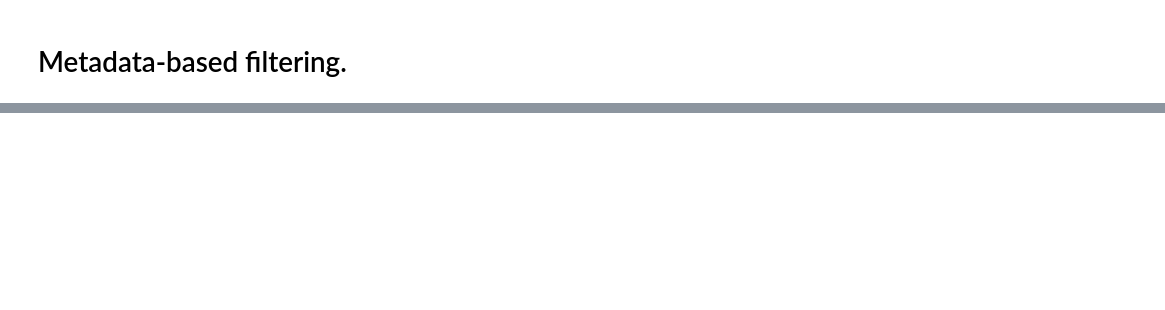
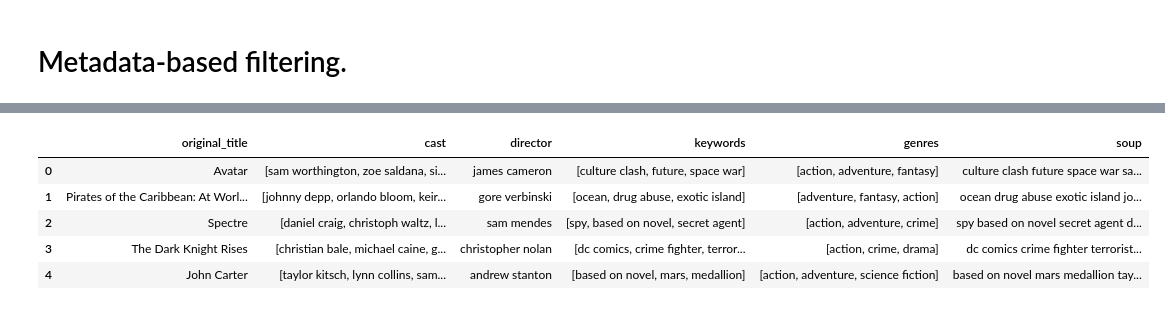
Before and after one commit to achintar0/ML-Movie-Recommender, a Jupyter notebook: Content-Based-Filtering.ipynb, the cells around one changed output, grey strips where cells are left out. Drawn from its saved outputs; the diff is of its cells as text; code cells hidden in the pictures; blank space fills up the shorter version.

Commit message:
add metadata filtering.

```diff
--- a/Content-Based-Filtering.ipynb
+++ b/Content-Based-Filtering.ipynb
@@ -157,0 +174,50 @@ movies_dataset.head(20)
+# %%
+def get_3_elements(x):
+    if isinstance(x, list):
+        names = [i['name'] for i in x]
+
+        if len(names) > 3:
+            names = names[:3]
+        return names
+    return []
+
+def get_director(x):
+    for i in x:
+        if i['job'] == 'Director':
+            return i['name']
+    return np.nan
+
+def data_clean(x):
+    if isinstance(x, list):
+        return [str.lower(i.replace(" ", " ")) for i in x]
+    else:
+        if isinstance(x, str):
+            return str.lower(x.replace(" ", " "))
+        else:
+            return ''
+
+def create_soup(x):
+    return ' '.join(x['keywords']) + ' ' + ' '.join(x['cast']) + ' ' + x['director'] + ' ' + ' '.join(x['genres'])
+# %%
+movies_dataset['director'] = movies_dataset['crew'].apply(get_director)
+
+metadata_features = ['cast', 'keywords', 'genres']
+for feature in metadata_features:
+    movies_dataset[feature] = movies_dataset[feature].apply(get_3_elements)
+
+
+metadata_features = ['cast', 'keywords', 'director', 'genres']
+for feature in metadata_features:
+    movies_dataset[feature] = movies_dataset[feature].apply(data_clean)
+
+
+movies_dataset['soup'] = movies_dataset.apply(create_soup, axis=1)
+
+movies_dataset[['original_title', 'cast', 'director', 'keywords', 'genres', 'soup']].head(5)
+# %% [output]
+|  | original_title | cast | director | keywords | genres | soup |
+| 0 | Avatar | [sam worthington, zoe saldana, si... | james cameron | [culture clash, future, space war] | [action, adventure, fantasy] | culture clash future space war sa... |
+| 1 | Pirates of the Caribbean: At Worl... | [johnny depp, orlando bloom, keir... | gore verbinski | [ocean, drug abuse, exotic island] | [adventure, fantasy, action] | ocean drug abuse exotic island jo... |
+| 2 | Spectre | [daniel craig, christoph waltz, l... | sam mendes | [spy, based on novel, secret agent] | [action, adventure, crime] | spy based on novel secret agent d... |
+| 3 | The Dark Knight Rises | [christian bale, michael caine, g... | christopher nolan | [dc comics, crime fighter, terror... | [action, crime, drama] | dc comics crime fighter terrorist... |
+| 4 | John Carter | [taylor kitsch, lynn collins, sam... | andrew stanton | [based on novel, mars, medallion] | [action, adventure, science fiction] | based on novel mars medallion tay... |
```
Also changed, not shown: parts of 11 cells of this notebook, 4 other files.
